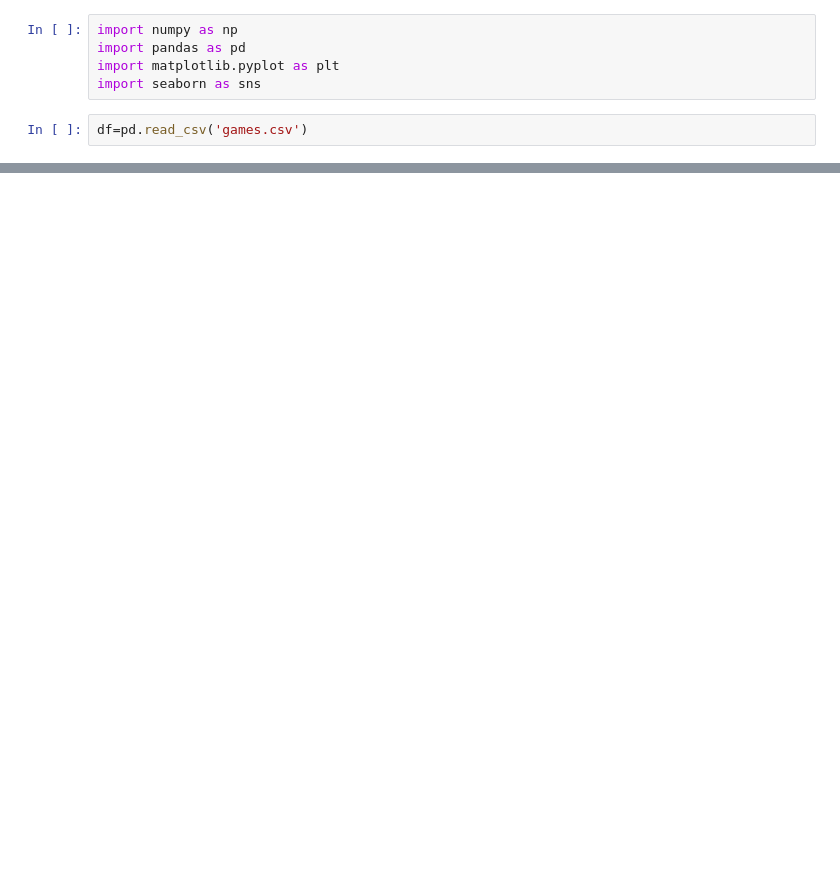
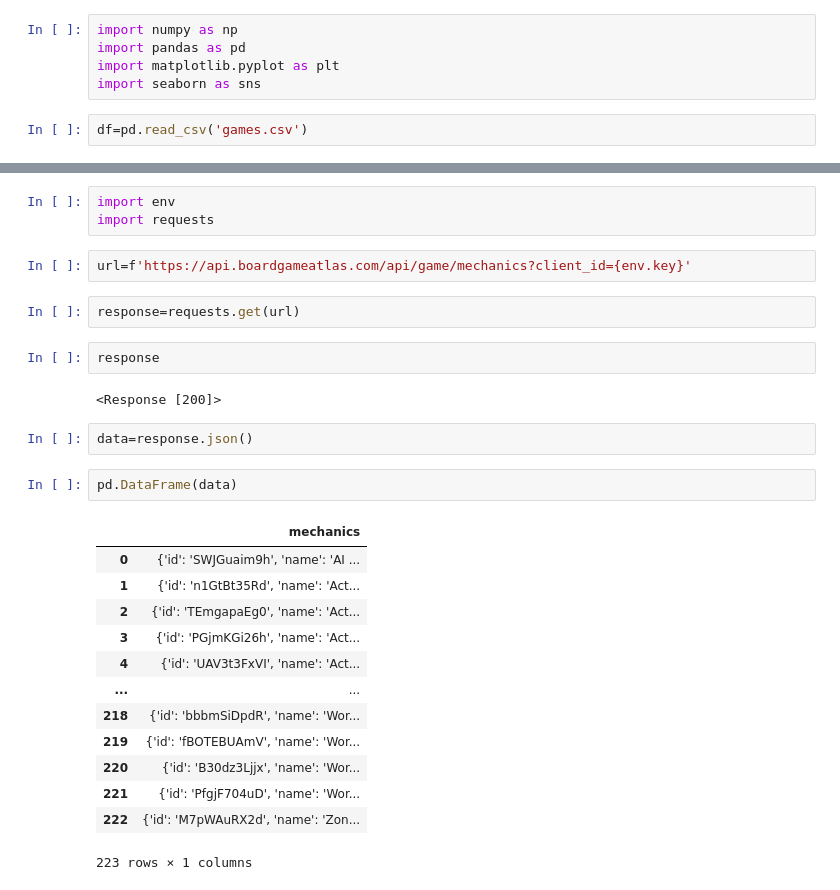
Before and after one commit to Andy-Jensen/board-game-project, a Jupyter notebook: Prepare.ipynb, the cells around one changed output, grey strips where cells are left out. Saved outputs shown, nothing was run; the diff lists cells and outputs as text; blank space fills up the shorter version.

```diff
--- a/Prepare.ipynb
+++ b/Prepare.ipynb
@@ -23,0 +162,29 @@ df
+# %%
+import env
+import requests
+# %%
+url=f'https://api.boardgameatlas.com/api/game/mechanics?client_id={env.key}'
+# %%
+response=requests.get(url)
+# %%
+response
+# %% [output]
+<Response [200]>
+# %%
+data=response.json()
+# %%
+pd.DataFrame(data)
+# %% [output]
+|  | mechanics |
+| 0 | {'id': 'SWJGuaim9h', 'name': 'AI ... |
+| 1 | {'id': 'n1GtBt35Rd', 'name': 'Act... |
+| 2 | {'id': 'TEmgapaEg0', 'name': 'Act... |
+| 3 | {'id': 'PGjmKGi26h', 'name': 'Act... |
+| 4 | {'id': 'UAV3t3FxVI', 'name': 'Act... |
+| ... | ... |
+| 218 | {'id': 'bbbmSiDpdR', 'name': 'Wor... |
+| 219 | {'id': 'fBOTEBUAmV', 'name': 'Wor... |
+| 220 | {'id': 'B30dz3Ljjx', 'name': 'Wor... |
+| 221 | {'id': 'PfgjF704uD', 'name': 'Wor... |
+| 222 | {'id': 'M7pWAuRX2d', 'name': 'Zon... |
+223 rows × 1 columns
```
Also changed, not shown: parts of 16 cells of this notebook.
